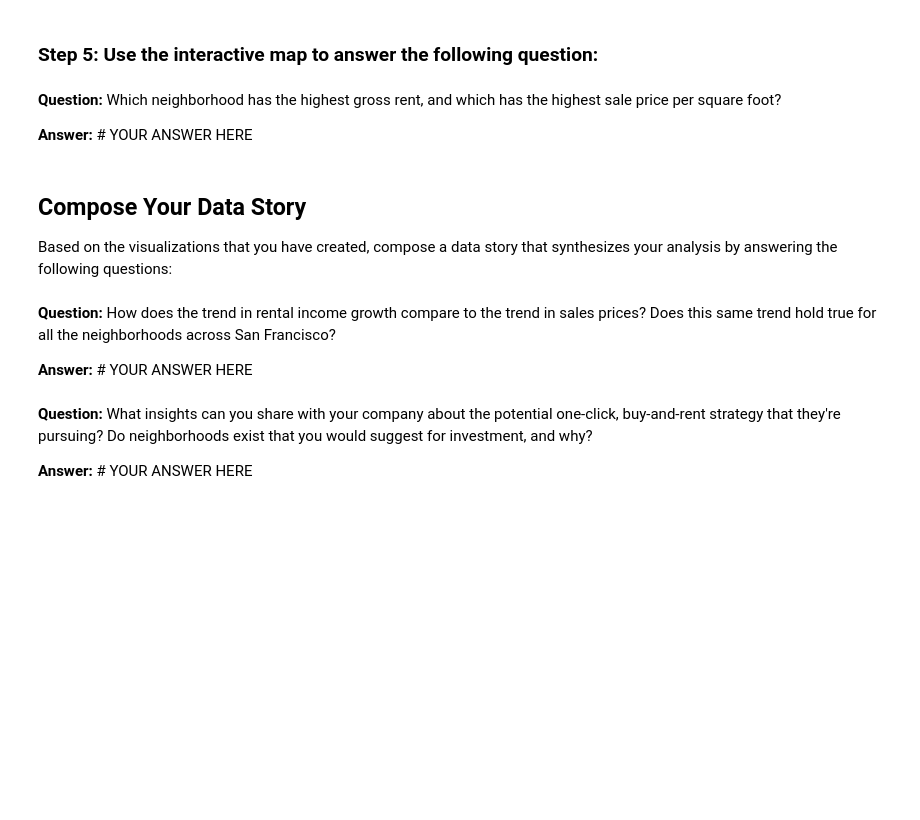
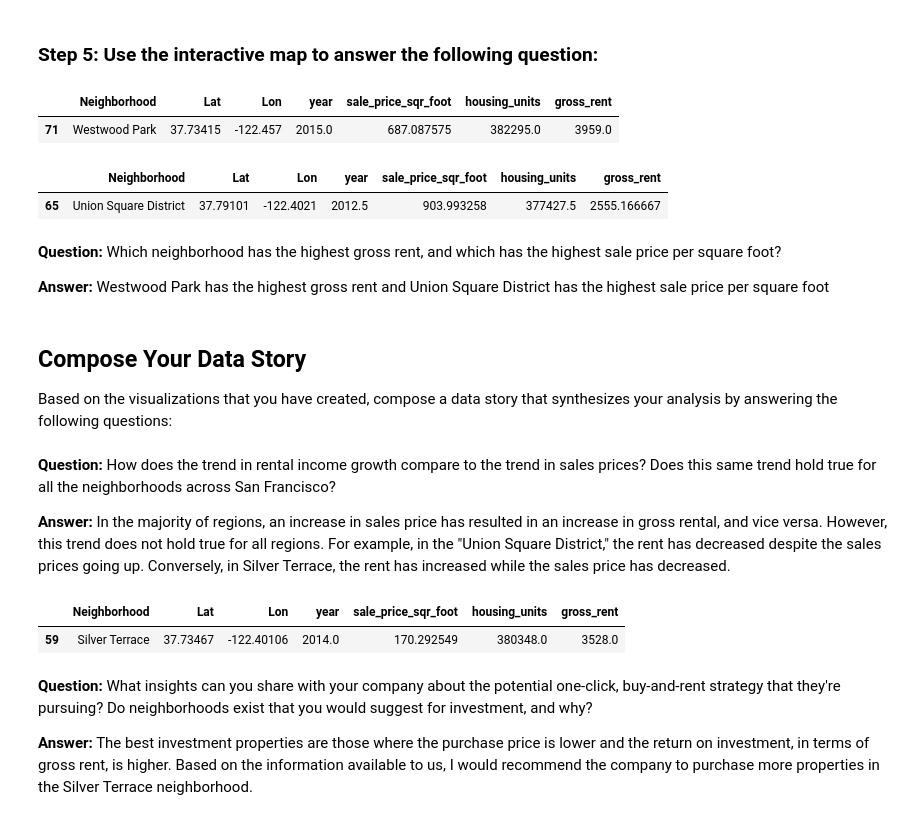
Before and after one commit to terabyte79/pyviz_homework, a Jupyter notebook: san_francisco_housing.ipynb, the cells around one changed output. Cells and saved outputs as stored; diff of their text form; code cells hidden in the pictures; blank space fills up the shorter version.

```diff
--- a/san_francisco_housing.ipynb
+++ b/san_francisco_housing.ipynb
@@ -393,9 +460,23 @@ display(all_neighborhoods_df.tail())
 # %% [markdown]
 ### Step 5: Use the interactive map to answer the following question:
+# %%
+highest_gross_rent =all_neighborhoods_df.loc[(all_neighborhoods_df["gross_rent"] == 3959)]
+display(highest_gross_rent)
+
+highest_price_sqr_foot = all_neighborhoods_df.loc[(all_neighborhoods_df["sale_price_sqr_foot"] > 903.993)]
+display(highest_price_sqr_foot)
+
+
+# The map doesnt specify the neighborhood. Hence loc function was used to find the corresponding neighborhood based on gross rent and sales price indicated on the map and  the answer was verified using latitude and longitude indicated on the map.
+# %% [output]
+|  | Neighborhood | Lat | Lon | year | sale_price_sqr_foot | housing_units | gross_rent |
+| 71 | Westwood Park | 37.73415 | -122.457 | 2015.0 | 687.087575 | 382295.0 | 3959.0 |
+|  | Neighborhood | Lat | Lon | year | sale_price_sqr_foot | housing_units | gross_rent |
+| 65 | Union Square District | 37.79101 | -122.4021 | 2012.5 | 903.993258 | 377427.5 | 2555.166667 |
 # %% [markdown]
 **Question:** Which neighborhood has the highest gross rent, and which has the highest sale price per square foot?
 
-**Answer:** # YOUR ANSWER HERE
+**Answer:** Westwood Park has the highest gross rent and Union Square District has the highest sale price per square foot
 # %% [markdown]
 ## Compose Your Data Story
 
@@ -403,8 +484,14 @@ Based on the visualizations that you have created, compose a data story that syn
 # %% [markdown]
 **Question:**  How does the trend in rental income growth compare to the trend in sales prices? Does this same trend hold true for all the neighborhoods across San Francisco?
 
-**Answer:** # YOUR ANSWER HERE
+**Answer:** In the majority of regions, an increase in sales price has resulted in an increase in gross rental, and vice versa. However, this trend does not hold true for all regions. For example, in the "Union Square District," the rent has decreased despite the sales prices going up. Conversely, in Silver Terrace, the rent has increased while the sales price has decreased.
+# %%
+best_investment = all_neighborhoods_df.loc[(all_neighborhoods_df["gross_rent"] == 3528)]
+display(best_investment)
+# %% [output]
+|  | Neighborhood | Lat | Lon | year | sale_price_sqr_foot | housing_units | gross_rent |
+| 59 | Silver Terrace | 37.73467 | -122.40106 | 2014.0 | 170.292549 | 380348.0 | 3528.0 |
 # %% [markdown]
 **Question:** What insights can you share with your company about the potential one-click, buy-and-rent strategy that they're pursuing? Do neighborhoods exist that you would suggest for investment, and why?
 
-**Answer:** # YOUR ANSWER HERE
+**Answer:** The best investment properties are those where the purchase price is lower and the return on investment, in terms of gross rent, is higher. Based on the information available to us, I would recommend the company to purchase more properties in the Silver Terrace neighborhood.
```
Also changed, not shown: parts of 7 cells of this notebook, 1 other file.
